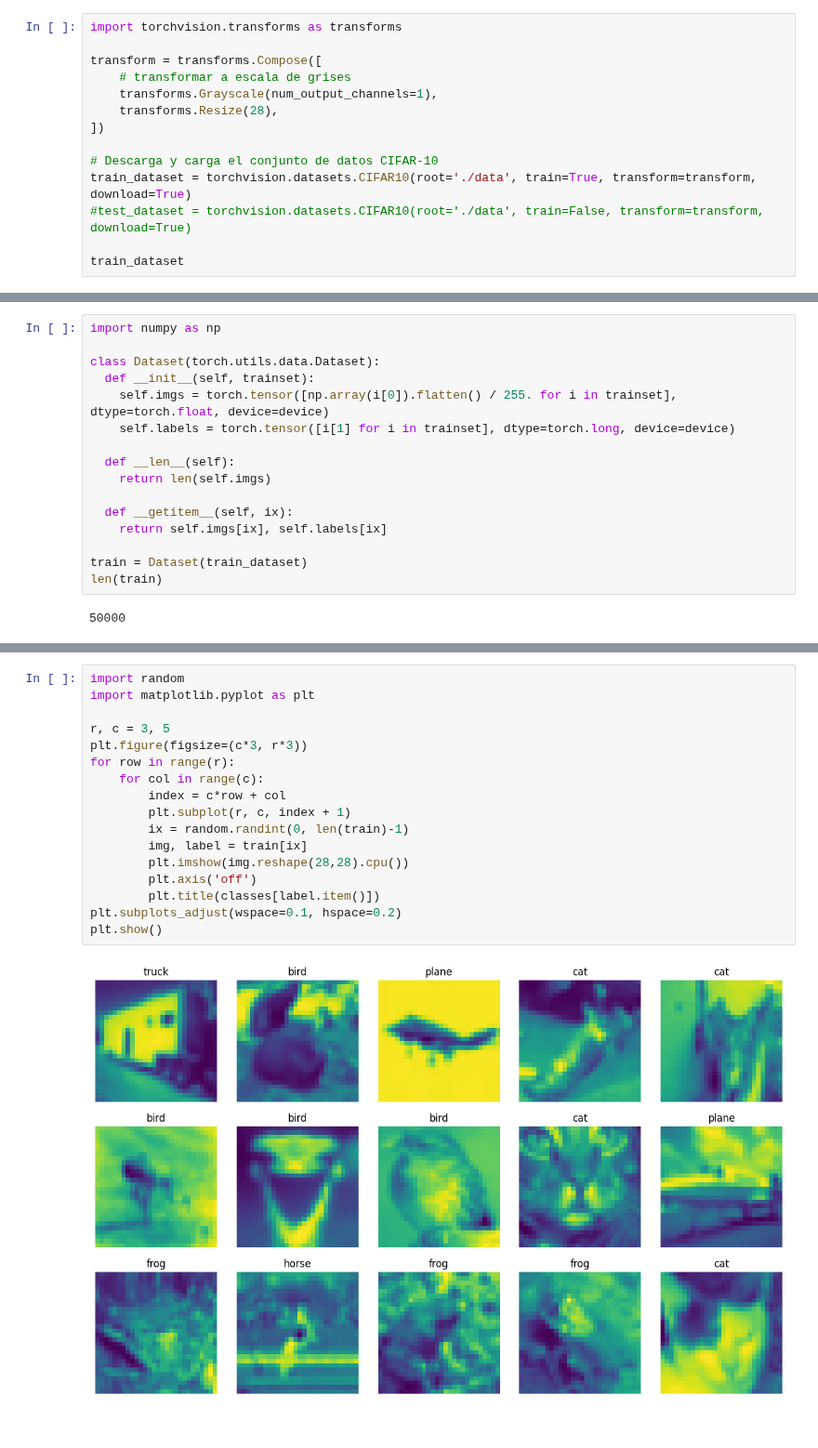
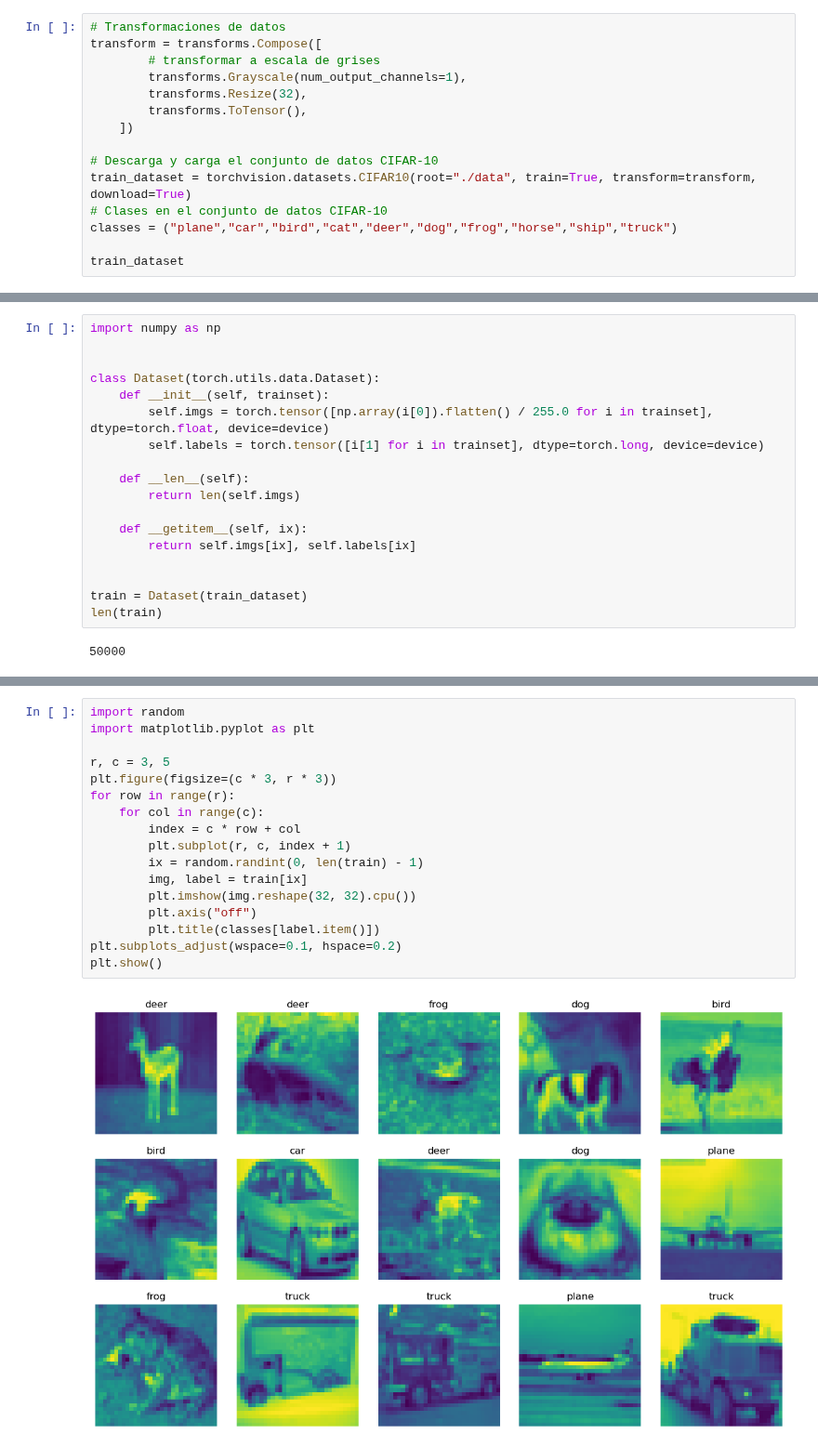
Before and after one commit to marcanii/SIS421---2-23, a Jupyter notebook: Laboratories/Lab05/01_ganns.ipynb, the cells around one changed output, grey strips where cells are left out. Shown at 93% size. Cells and saved outputs as stored; diff of their text form.

Commit message:
probando modelo gans con imagenes de 32x32

```diff
--- a/Laboratories/Lab05/01_ganns.ipynb
+++ b/Laboratories/Lab05/01_ganns.ipynb
@@ -7,17 +13,18 @@ device
 # %% [output]
 'cuda'
 # %%
-import torchvision.transforms as transforms
-
+# Transformaciones de datos
 transform = transforms.Compose([
-    # transformar a escala de grises
-    transforms.Grayscale(num_output_channels=1),
-    transforms.Resize(28),
-])
+        # transformar a escala de grises
+        transforms.Grayscale(num_output_channels=1),
+        transforms.Resize(32),
+        transforms.ToTensor(),
+    ])
 
 # Descarga y carga el conjunto de datos CIFAR-10
-train_dataset = torchvision.datasets.CIFAR10(root='./data', train=True, transform=transform, download=True)
-#test_dataset = torchvision.datasets.CIFAR10(root='./data', train=False, transform=transform, download=True)
+train_dataset = torchvision.datasets.CIFAR10(root="./data", train=True, transform=transform, download=True)
+# Clases en el conjunto de datos CIFAR-10
+classes = ("plane","car","bird","cat","deer","dog","frog","horse","ship","truck")
 
 train_dataset
 # %% [output]
@@ -37,16 +42,18 @@ classes = ('plane', 'car', 'bird', 'cat', 'deer', 'dog', 'frog', 'horse', 'ship'
 # %%
 import numpy as np
 
+
 class Dataset(torch.utils.data.Dataset):
-  def __init__(self, trainset):
-    self.imgs = torch.tensor([np.array(i[0]).flatten() / 255. for i in trainset], dtype=torch.float, device=device)
-    self.labels = torch.tensor([i[1] for i in trainset], dtype=torch.long, device=device)
+    def __init__(self, trainset):
+        self.imgs = torch.tensor([np.array(i[0]).flatten() / 255.0 for i in trainset], dtype=torch.float, device=device)
+        self.labels = torch.tensor([i[1] for i in trainset], dtype=torch.long, device=device)
 
-  def __len__(self):
-    return len(self.imgs)
+    def __len__(self):
+        return len(self.imgs)
 
-  def __getitem__(self, ix):
-    return self.imgs[ix], self.labels[ix]
+    def __getitem__(self, ix):
+        return self.imgs[ix], self.labels[ix]
+
 
 train = Dataset(train_dataset)
 len(train)
@@ -70,19 +77,19 @@ imgs.shape, labels.shape
 # %%
 import random
 import matplotlib.pyplot as plt
 
 r, c = 3, 5
-plt.figure(figsize=(c*3, r*3))
+plt.figure(figsize=(c * 3, r * 3))
 for row in range(r):
     for col in range(c):
-        index = c*row + col
+        index = c * row + col
         plt.subplot(r, c, index + 1)
-        ix = random.randint(0, len(train)-1)
+        ix = random.randint(0, len(train) - 1)
         img, label = train[ix]
-        plt.imshow(img.reshape(28,28).cpu())
-        plt.axis('off')
+        plt.imshow(img.reshape(32, 32).cpu())
+        plt.axis("off")
         plt.title(classes[label.item()])
 plt.subplots_adjust(wspace=0.1, hspace=0.2)
 plt.show()
 # %% [output]
-[figure, old version]
+[figure, new version]
```
Also changed, not shown: parts of 15 cells of this notebook, 1 other file.
